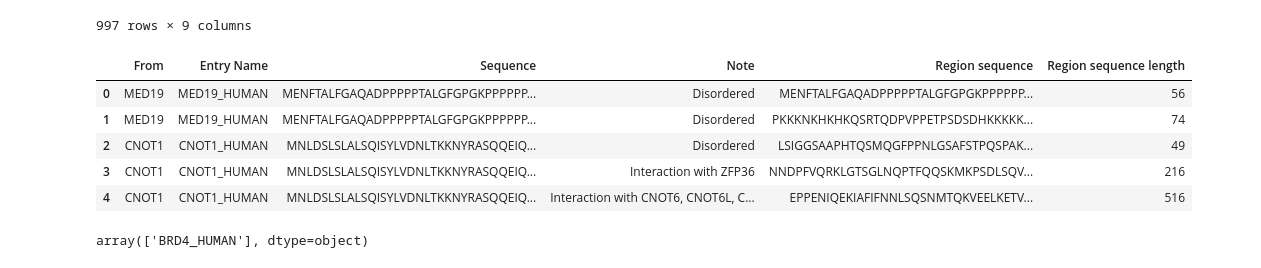
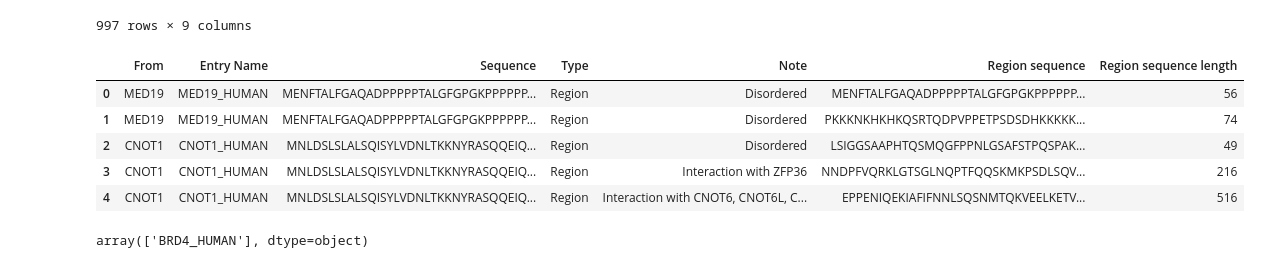
Before and after one commit to kinseylong/StallerRotation, a Jupyter notebook: finches_IDRs/finches_sequencecleaning.ipynb, the cells around one changed output. Cells and saved outputs as stored; diff of their text form; code cells hidden in the pictures.

```diff
--- a/finches_IDRs/finches_sequencecleaning.ipynb
+++ b/finches_IDRs/finches_sequencecleaning.ipynb
@@ -86,29 +86,30 @@ def extract_region_sequence(sequence, region):
             return sequence[start-1:end], str(start)+":"+str(end)  # Convert to 0-based indexing
     return None, None
 # %%
-selectcols = ["From", "Entry Name", "Sequence", "Note", "Region sequence"]
+selectcols = ["From", "Entry Name", "Sequence", "Type", "Note", "Region sequence"]
 cofactors_regions = pd.DataFrame(columns=selectcols)
 
 for var in ["Region", "Domain", "Compositional bias"]:
     cofactors_var = cofactors.explode(var)
     cofactors_var = cofactors_var[[pd.notna(x) and x != "" for x in cofactors_var[var]]]
+    cofactors_var["Type"] = var
     cofactors_var["Note"] = cofactors_var[var].apply(parse_region_category)
     cofactors_var[["Region sequence", "Region coordinates"]] = cofactors_var.apply(
         lambda row: pd.Series(extract_region_sequence(row["Sequence"], row[var])), axis=1
     )
     cofactors_regions = pd.concat([cofactors_regions, cofactors_var[selectcols]])
 
 cofactors_regions = cofactors_regions.dropna()
 cofactors_regions["Region sequence length"] = cofactors_regions["Region sequence"].apply(len)
 cofactors_regions = cofactors_regions.reset_index().drop("index", axis=1)
 cofactors_regions.head()
 # %% [output]
-|  | From | Entry Name | Sequence | Note | Region sequence | Region sequence length |
-| 0 | MED19 | MED19_HUMAN | MENFTALFGAQADPPPPPTALGFGPGKPPPPPP... | Disordered | MENFTALFGAQADPPPPPTALGFGPGKPPPPPP... | 56 |
-| 1 | MED19 | MED19_HUMAN | MENFTALFGAQADPPPPPTALGFGPGKPPPPPP... | Disordered | PKKKNKHKHKQSRTQDPVPPETPSDSDHKKKKK... | 74 |
-| 2 | CNOT1 | CNOT1_HUMAN | MNLDSLSLALSQISYLVDNLTKKNYRASQQEIQ... | Disordered | LSIGGSAAPHTQSMQGFPPNLGSAFSTPQSPAK... | 49 |
-| 3 | CNOT1 | CNOT1_HUMAN | MNLDSLSLALSQISYLVDNLTKKNYRASQQEIQ... | Interaction with ZFP36 | NNDPFVQRKLGTSGLNQPTFQQSKMKPSDLSQV... | 216 |
-| 4 | CNOT1 | CNOT1_HUMAN | MNLDSLSLALSQISYLVDNLTKKNYRASQQEIQ... | Interaction with CNOT6, CNOT6L, C... | EPPENIQEKIAFIFNNLSQSNMTQKVEELKETV... | 516 |
+|  | From | Entry Name | Sequence | Type | Note | Region sequence | Region sequence length |
+| 0 | MED19 | MED19_HUMAN | MENFTALFGAQADPPPPPTALGFGPGKPPPPPP... | Region | Disordered | MENFTALFGAQADPPPPPTALGFGPGKPPPPPP... | 56 |
+| 1 | MED19 | MED19_HUMAN | MENFTALFGAQADPPPPPTALGFGPGKPPPPPP... | Region | Disordered | PKKKNKHKHKQSRTQDPVPPETPSDSDHKKKKK... | 74 |
+| 2 | CNOT1 | CNOT1_HUMAN | MNLDSLSLALSQISYLVDNLTKKNYRASQQEIQ... | Region | Disordered | LSIGGSAAPHTQSMQGFPPNLGSAFSTPQSPAK... | 49 |
+| 3 | CNOT1 | CNOT1_HUMAN | MNLDSLSLALSQISYLVDNLTKKNYRASQQEIQ... | Region | Interaction with ZFP36 | NNDPFVQRKLGTSGLNQPTFQQSKMKPSDLSQV... | 216 |
+| 4 | CNOT1 | CNOT1_HUMAN | MNLDSLSLALSQISYLVDNLTKKNYRASQQEIQ... | Region | Interaction with CNOT6, CNOT6L, C... | EPPENIQEKIAFIFNNLSQSNMTQKVEELKETV... | 516 |
 # %%
 cofactors_regions["Region ID"] = cofactors_regions["From"] + "_" + cofactors_regions["Note"]
 # Dictionary to track occurrences
```
Also changed, not shown: 6 other files.
